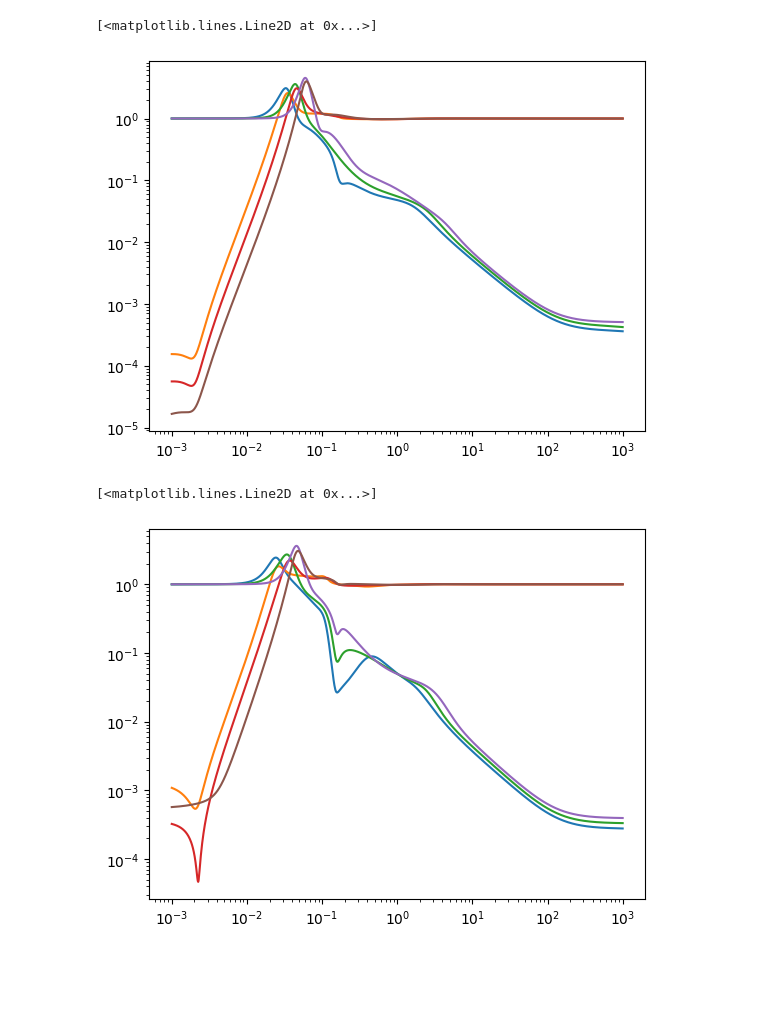
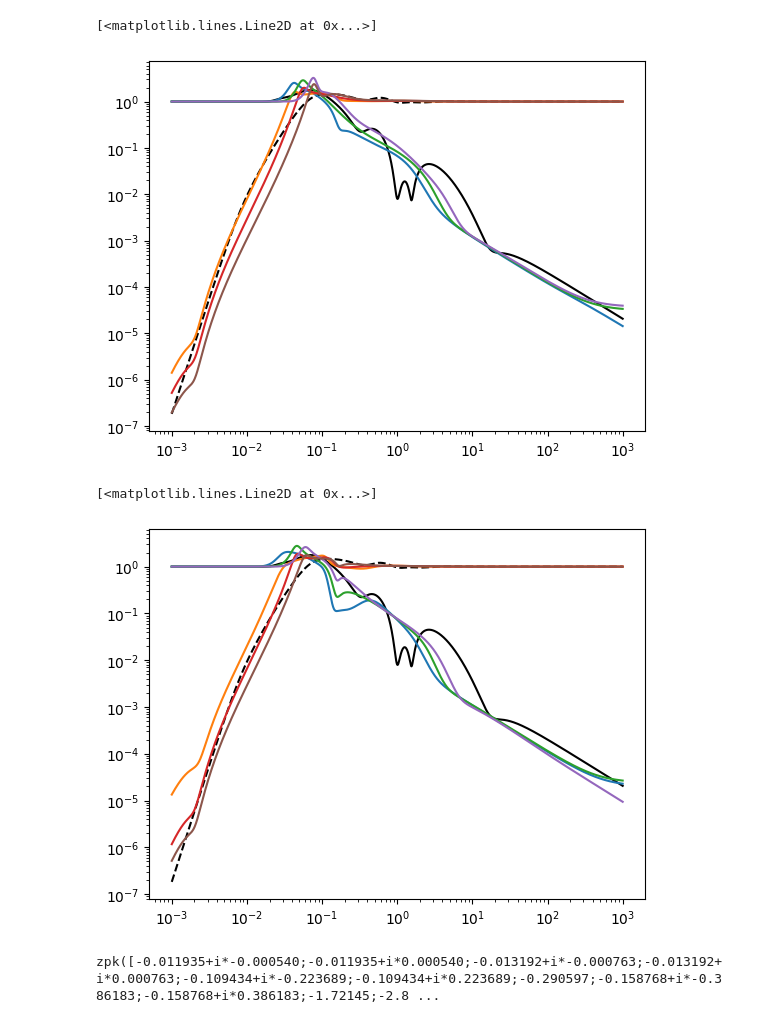
Before and after one commit to terrencetec/seibot, a Jupyter notebook: notebook/optimize_complementary_filters.ipynb, the cells around one changed output. Saved outputs shown, nothing was run; the diff lists cells and outputs as text; code cells hidden in the pictures; blank space fills up the shorter version.

```diff
--- a/notebook/optimize_complementary_filters.ipynb
+++ b/notebook/optimize_complementary_filters.ipynb
@@ -22,7 +22,30 @@ gs13_low = kontrol.load_transfer_function("noise_models/gs13_low.pkl")
 gs13_mid = kontrol.load_transfer_function("noise_models/gs13_mid.pkl")
 gs13_high = kontrol.load_transfer_function("noise_models/gs13_high.pkl")
 
+s = control.tf("s")
+weight = (s+(2*np.pi*10))/(s+(2*np.pi*1)) / 10
+
+gs13_low = gs13_low*weight
+gs13_mid = gs13_mid*weight
+gs13_high = gs13_high*weight
+
+
 f = np.logspace(-3, 3, 1024)
+
+h_sc = kontrol.load_transfer_function("../filters/CML_BB_SC.pkl")
+h1 = kontrol.load_transfer_function("../filters/102mHzv2_disp.pkl")
+h2 = kontrol.load_transfer_function("../filters/102mHzv2_inert.pkl")
+
+
+s = control.tf("s")
+weight = (s+(2*np.pi*10))/(s+(2*np.pi*1)) / 10
+
+wn = 1*2*np.pi
+q = 1/np.sqrt(2)
+gs13_cal = (s**2 + wn/q*s + wn**2) / (s**3)
+# Undo calibration coupling in the filter
+h_sc = h_sc * s  # undo integrator
+h2 = h2/gs13_cal  # undo gs13 calibration filter
 # %%
 plt.loglog(f, abs(gs13_low(1j*2*np.pi*f)))
 plt.loglog(f, abs(gs13_mid(1j*2*np.pi*f)))
@@ -129,3 +163,5 @@ h1_high_high, h2_high_high = comp_high_high.hinfsynthesis()
+# %%
+h2_high_low = kontrol.TransferFunction(h2_high_low.num[0][0][1:], h2_high_low.den[0][0][1:])
 # %%
 wc = 0.002*2*np.pi  # 0.002 Hz
 order = 4
@@ -221,27 +293,33 @@ plt.loglog(f, abs(h2_low_high(1j*2*np.pi*f)))
 # %%
-plt.loglog(f, abs(h1_mid_low(1j*2*np.pi*f)))
-plt.loglog(f, abs(h2_mid_low(1j*2*np.pi*f)))
+plt.loglog(f, abs(h1(1j*2*np.pi*f)), "k")
+plt.loglog(f, abs(h2(1j*2*np.pi*f)), "k--")
 
-plt.loglog(f, abs(h1_mid_mid(1j*2*np.pi*f)))
-plt.loglog(f, abs(h2_mid_mid(1j*2*np.pi*f)))
+plt.loglog(f, abs(h1_prefilt_mid_low(1j*2*np.pi*f)))
+plt.loglog(f, abs(h2_prefilt_mid_low(1j*2*np.pi*f)))
 
-plt.loglog(f, abs(h1_mid_high(1j*2*np.pi*f)))
-plt.loglog(f, abs(h2_mid_high(1j*2*np.pi*f)))
+plt.loglog(f, abs(h1_prefilt_mid_mid(1j*2*np.pi*f)))
+plt.loglog(f, abs(h2_prefilt_mid_mid(1j*2*np.pi*f)))
+
+plt.loglog(f, abs(h1_prefilt_mid_high(1j*2*np.pi*f)))
+plt.loglog(f, abs(h2_prefilt_mid_high(1j*2*np.pi*f)))
 # %% [output]
 [<matplotlib.lines.Line2D at 0x...>]
-[figure, old version]
+[figure, new version]
 # %%
-plt.loglog(f, abs(h1_high_low(1j*2*np.pi*f)))
-plt.loglog(f, abs(h2_high_low(1j*2*np.pi*f)))
+plt.loglog(f, abs(h1(1j*2*np.pi*f)), "k")
+plt.loglog(f, abs(h2(1j*2*np.pi*f)), "k--")
 
-plt.loglog(f, abs(h1_high_mid(1j*2*np.pi*f)))
-plt.loglog(f, abs(h2_high_mid(1j*2*np.pi*f)))
+plt.loglog(f, abs(h1_prefilt_high_low(1j*2*np.pi*f)))
+plt.loglog(f, abs(h2_prefilt_high_low(1j*2*np.pi*f)))
 
-plt.loglog(f, abs(h1_high_high(1j*2*np.pi*f)))
-plt.loglog(f, abs(h2_high_high(1j*2*np.pi*f)))
+plt.loglog(f, abs(h1_prefilt_high_mid(1j*2*np.pi*f)))
+plt.loglog(f, abs(h2_prefilt_high_mid(1j*2*np.pi*f)))
+
+plt.loglog(f, abs(h1_prefilt_high_high(1j*2*np.pi*f)))
+plt.loglog(f, abs(h2_prefilt_high_high(1j*2*np.pi*f)))
 # %% [output]
 [<matplotlib.lines.Line2D at 0x...>]
-[figure, old version]
+[figure, new version]
 # %%
 h1_low_low.save("complementary_filters/h1_low_low.pkl")
 h1_low_mid.save("complementary_filters/h1_low_mid.pkl")
@@ -269,3 +347,7 @@ h2_high_high.save("complementary_filters/h2_high_high.pkl")
 # %%
 prefilter = kontrol.TransferFunction(prefilter)
 prefilter.save("complementary_filters/prefilter.pkl")
+# %%
+print(h1_prefilt_low_low.foton())
+# %% [output]
+zpk([-0.011935+i*-0.000540;-0.011935+i*0.000540;-0.013192+i*-0.000763;-0.013192+i*0.000763;-0.109434+i*-0.223689;-0.109434+i*0.223689;-0.290597;-0.158768+i*-0.386183;-0.158768+i*0.386183;-1.72145;-2.8 ...
```
Also changed, not shown: parts of 32 cells of this notebook, 41 other files.
